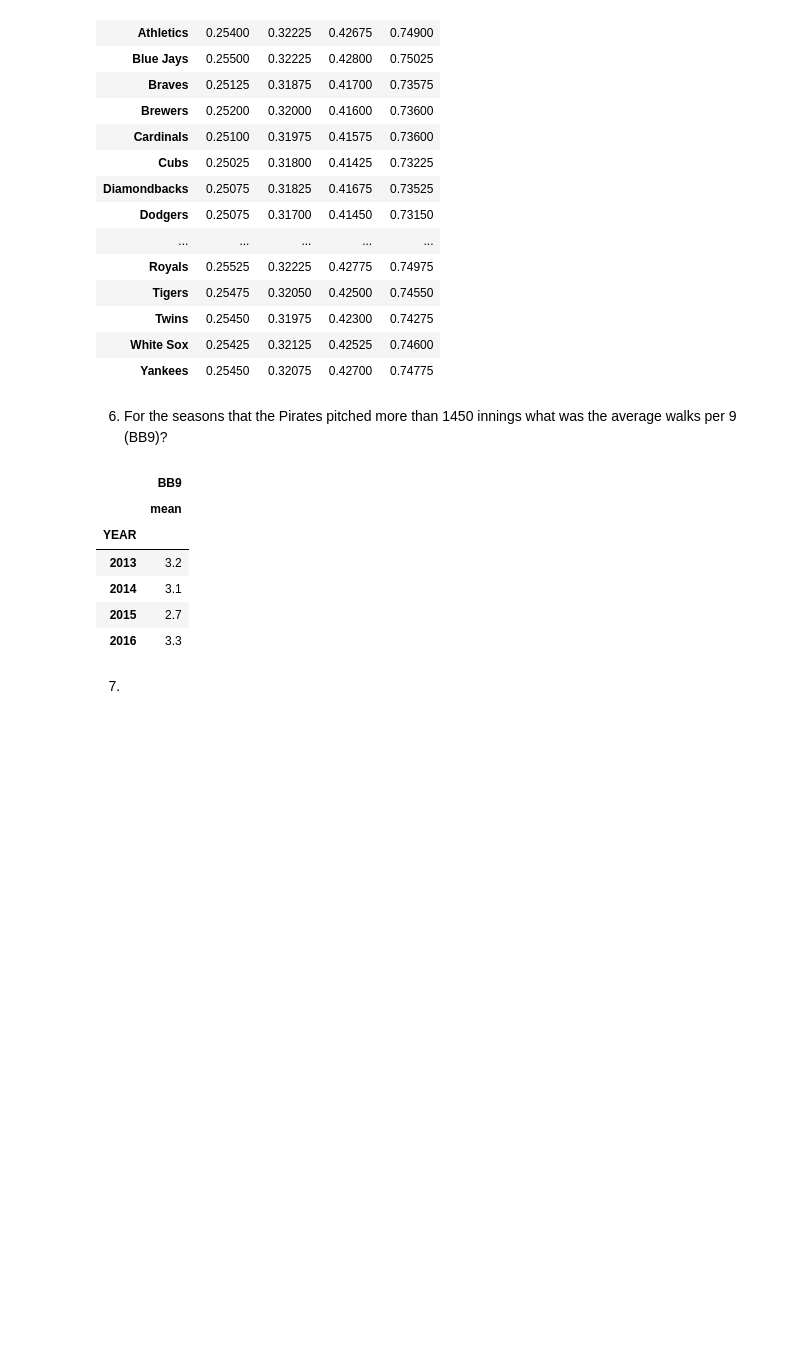
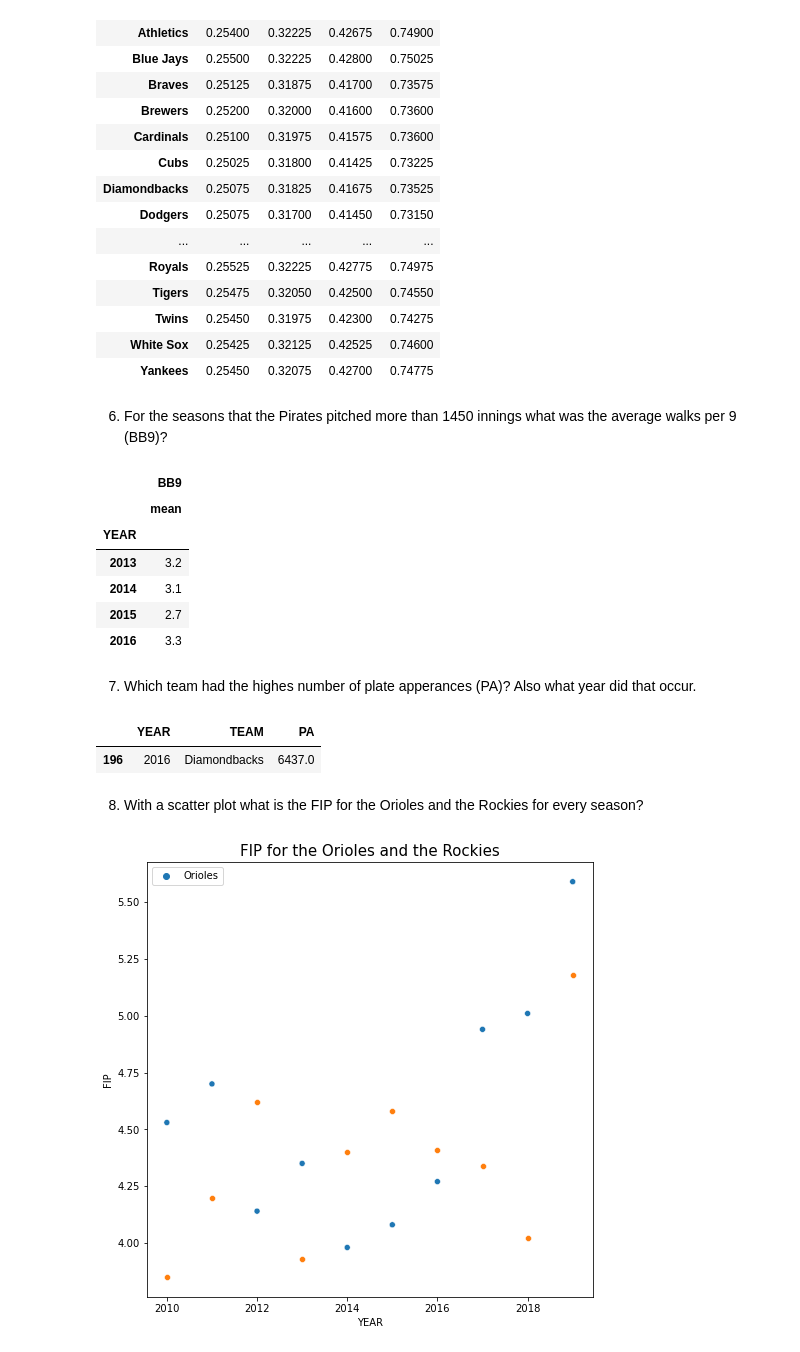
Before and after one commit to SheltonBlackwell/Data-Analysis-Notebook, a Jupyter notebook: Data analysis Notebook.ipynb, the cells around one changed output. Drawn from its saved outputs; the diff is of its cells as text; code cells hidden in the pictures; blank space fills up the shorter version.

```diff
--- a/Data analysis Notebook.ipynb
+++ b/Data analysis Notebook.ipynb
@@ -154,5 +154,22 @@ combined[(combined["TEAM"]== 'Pirates') & (combined["IP"] > 1450)].groupby('YEAR
 | 2014 | 3.1 |
 | 2015 | 2.7 |
 | 2016 | 3.3 |
-# %% [markdown]
-7.
+# %% [markdown]
+7. Which team had the highes number of plate apperances (PA)? Also what year did that occur.
+# %%
+plates = combined.loc[ : ,['TEAM', 'YEAR', 'PA']].sort_values('PA', ascending=False)
+plates[['YEAR','TEAM','PA']].head(1)
+# %% [output]
+|  | YEAR | TEAM | PA |
+| 196 | 2016 | Diamondbacks | 6437.0 |
+# %% [markdown]
+8. With a scatter plot what is the FIP for the Orioles and the Rockies for every season?
+# %%
+plt.figure(figsize=(8,8))
+OR = combined[combined.TEAM== 'Orioles'].TEAM
+#RO = combined[combined.TEAM== 'Rockies'].TEAM
+sns.scatterplot(x=combined.YEAR, y=combined[combined.TEAM== 'Orioles'].FIP, ci= None,hue= OR);
+sns.scatterplot(x=combined.YEAR, y=combined[combined.TEAM== 'Rockies'].FIP, ci= None, palette="tab10");
+plt.title("FIP for the Orioles and the Rockies",fontsize=15);
+# %% [output]
+[figure, added]
```
Also changed, not shown: parts of 1 cell of this notebook.
